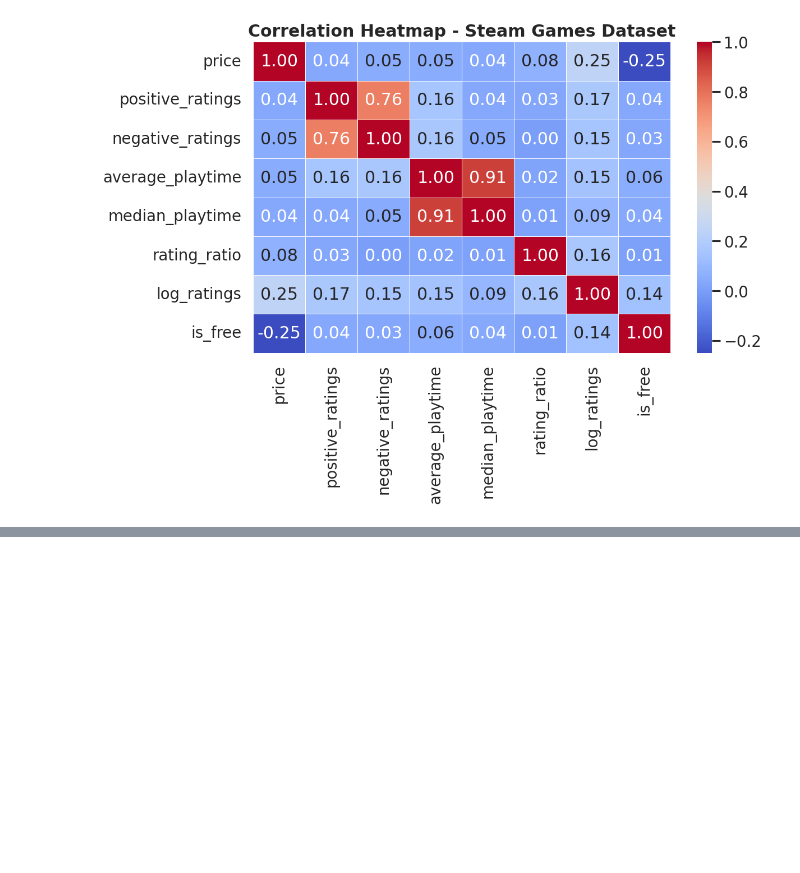
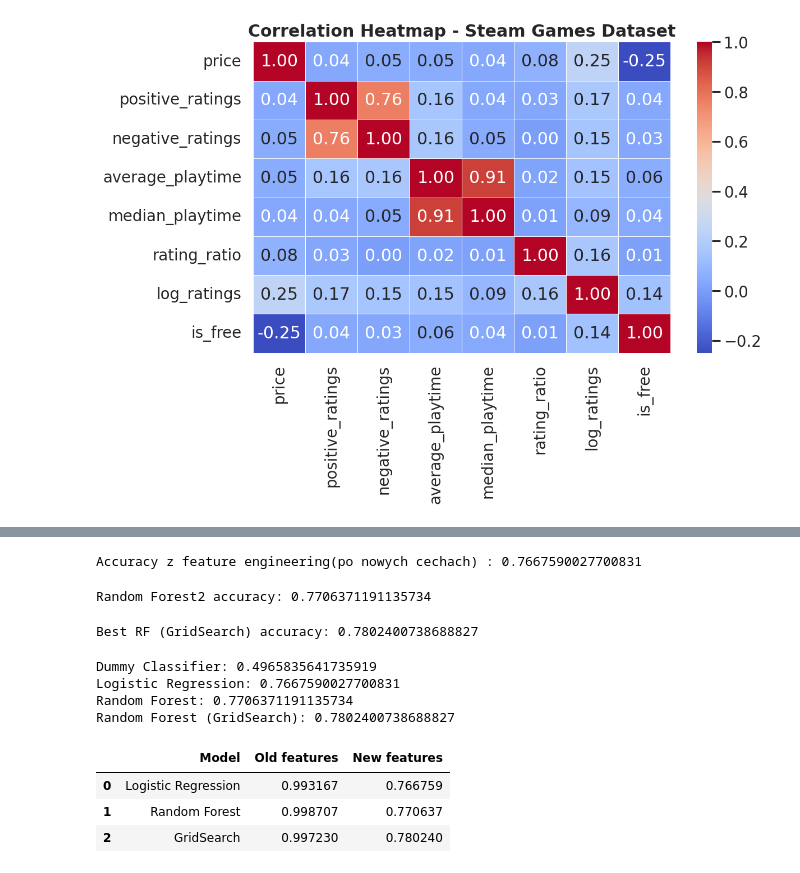
Before and after one commit to philippwaleria1-blip/steam-ml-project, a Jupyter notebook: ml_steam.ipynb, the cells around one changed output, grey strips where cells are left out. Saved outputs shown, nothing was run; the diff lists cells and outputs as text; code cells hidden in the pictures; blank space fills up the shorter version.

Commit message:
Add new features and retrain models without data leakage

```diff
--- a/ml_steam.ipynb
+++ b/ml_steam.ipynb
@@ -372,0 +399,75 @@ plt.show()
+# %%
+lr2 = LogisticRegression(max_iter=1000)
+lr2.fit(X_train2, y_train2)
+acc_lr2 = accuracy_score(y_test2, lr2.predict(X_test2))
+print("Accuracy z feature engineering(po nowych cechach) :", acc_lr2)
+# %% [output]
+Accuracy z feature engineering(po nowych cechach) : 0.7667590027700831
+# %%
+rf2 = RandomForestClassifier(random_state=42)
+rf2.fit(X_train2, y_train2)
+acc_rf2 = accuracy_score(y_test2, rf2.predict(X_test2))
+print("Random Forest2 accuracy:", acc_rf2)
+# %% [output]
+Random Forest2 accuracy: 0.7706371191135734
+# %%
+param_grid = {
+    "n_estimators": [100, 200],
+    "max_depth": [5, 10, None],
+    "min_samples_split": [2, 5],
+    "min_samples_leaf": [1, 2]
+}
+
+grid = GridSearchCV(
+    RandomForestClassifier(random_state=42),
+    param_grid,
+    cv=3,
+    scoring="accuracy",
+    n_jobs=-1
+)
+
+grid.fit(X_train, y_train)
+
+best_model = grid.best_estimator_
+pred_best = best_model.predict(X_test)
+
+acc_best2 = accuracy_score(y_test2, best_model.predict(X_test2))
+
+print("Best RF (GridSearch) accuracy:", acc_best2)
+# %% [output]
+Best RF (GridSearch) accuracy: 0.7802400738688827
+# %%
+print("Dummy Classifier:", acc_dummy2)
+print("Logistic Regression:", acc_lr2)
+print("Random Forest:", acc_rf2)
+print("Random Forest (GridSearch):", acc_best2)
+# %% [output]
+Dummy Classifier: 0.4965835641735919
+Logistic Regression: 0.7667590027700831
+Random Forest: 0.7706371191135734
+Random Forest (GridSearch): 0.7802400738688827
+# %%
+results = pd.DataFrame({
+    "Model": [
+        "Logistic Regression",
+        "Random Forest",
+        "GridSearch"
+    ],
+    "Old features": [
+        acc_lr,
+        acc_rf,
+        acc_best
+    ],
+    "New features": [
+        acc_lr2,
+        acc_rf2,
+        acc_best2
+    ]
+})
+
+results
+# %% [output]
+|  | Model | Old features | New features |
+| 0 | Logistic Regression | 0.993167 | 0.766759 |
+| 1 | Random Forest | 0.998707 | 0.770637 |
+| 2 | GridSearch | 0.997230 | 0.780240 |
```
Also changed, not shown: parts of 17 cells of this notebook.
